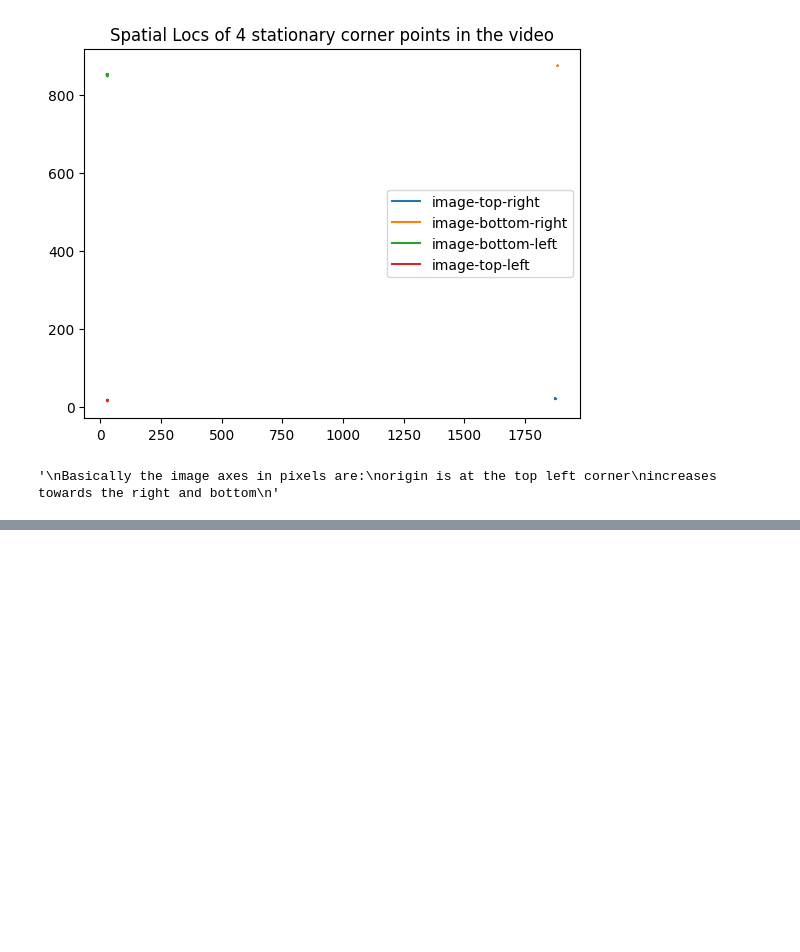
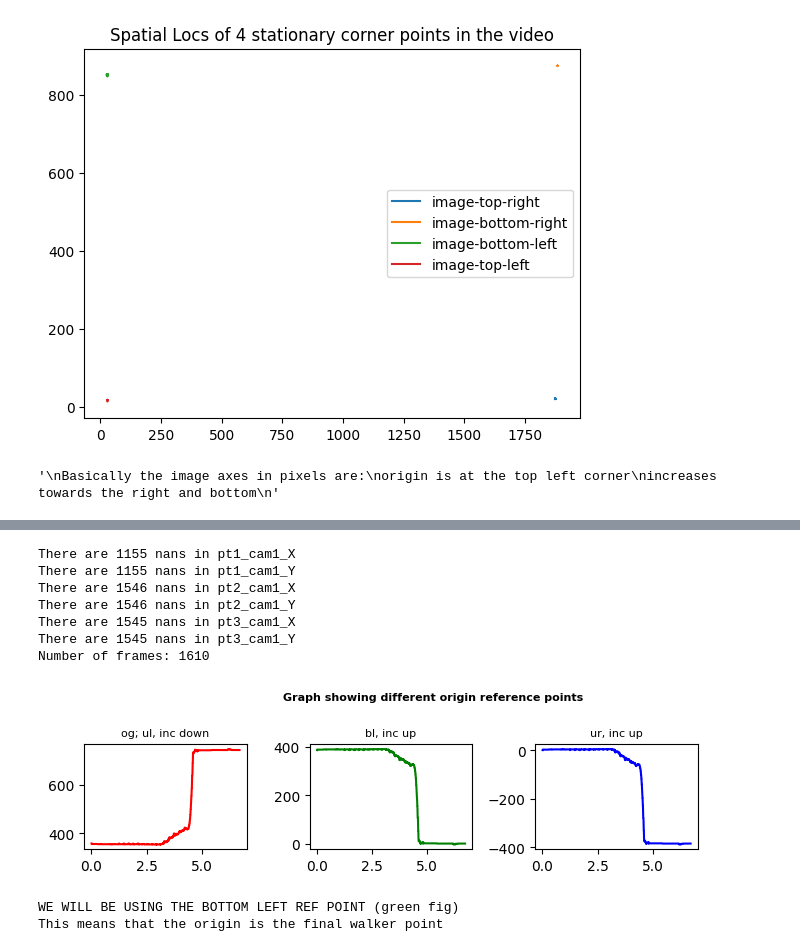
Before and after one commit to pran872/PDW, a Jupyter notebook: analyse_data.ipynb, the cells around one changed output, grey strips where cells are left out. Cells and saved outputs as stored; diff of their text form; code cells hidden in the pictures; blank space fills up the shorter version.

```diff
--- a/analyse_data.ipynb
+++ b/analyse_data.ipynb
@@ -30,20 +30,3 @@ increases towards the right and bottom
 Number of frames: 1610
 [figure]
 '\nBasically the image axes in pixels are:\norigin is at the top left corner\nincreases towards the right and bottom\n'
-# %%
-filename = "12_38_1_digitisation/12_38_1_rod_mat2_data_xypts.csv"
-df = pd.read_csv(filename)
-df.fillna(method='ffill', inplace=True)
-print("Number of frames:", len(df))
-
-for i, col in enumerate(df.columns):
-    if i%2==0:
-        x = col
-        y = col[:-1]+"Y"
-        plt.plot(df[x], df[y])
-
-plt.legend(['Rod', 'right end mat pt', 'left end mat pt'])
-plt.xlabel('x (pixels)')
-plt.ylabel('y (pixels)')
-plt.text(200, 200, "Plot shows relative movement of rod in y against rod in x; warning that the video is flipped in the y-axis", fontsize=10, color='red')
-plt.show()
@@ -83 +33,41 @@ Number of frames: 1610
+# %%
+# Rod data | pt1 is rod point, pt2 is mat right end, pt3 is mat left end
+fps = 240
+filename = "12_38_1_digitisation/12_38_1_rod_mat2_data_xypts.csv"
+df = pd.read_csv(filename)
+for col in df.columns:
+    print(f'There are {df[col].isna().sum()} nans in {col}')
+df.fillna(method='ffill', inplace=True)
+print("Number of frames:", len(df))
+
+frames = range(1, len(df)+1)
+time = [frame/fps for frame in list(frames)]
+df['bl_ref_y'] = df['pt1_cam1_Y'].iloc[-1] - df['pt1_cam1_Y']
+df['ur_ref_y'] = df['pt1_cam1_Y'].iloc[0] - df['pt1_cam1_Y']
+
+fig, axs = plt.subplots(1, 3, figsize=(8, 2))
+fig.suptitle("Graph showing different origin reference points", fontsize=8, fontweight='bold')
+
+axs[0].plot(time, df['pt1_cam1_Y'], 'r', label='og; ul, inc down')
+axs[1].plot(time, df['bl_ref_y'], 'g', label='bl, inc up')
+axs[2].plot(time, df['ur_ref_y'], 'b', label='ur, inc up')
+axs[0].set_title('og; ul, inc down', fontsize=8)
+axs[1].set_title('bl, inc up', fontsize=8)
+axs[2].set_title('ur, inc up', fontsize=8)
+
+
+plt.tight_layout(rect=[0, 0, 0.85, 1])
+plt.show()
+print("WE WILL BE USING THE BOTTOM LEFT REF POINT (green fig)\nThis means that the origin is the final walker point")
+# %% [output]
+There are 1155 nans in pt1_cam1_X
+There are 1155 nans in pt1_cam1_Y
+There are 1546 nans in pt2_cam1_X
+There are 1546 nans in pt2_cam1_Y
+There are 1545 nans in pt3_cam1_X
+There are 1545 nans in pt3_cam1_Y
+Number of frames: 1610
+[figure, added]
+WE WILL BE USING THE BOTTOM LEFT REF POINT (green fig)
+This means that the origin is the final walker point
 # %%
```
Also changed, not shown: parts of 9 cells of this notebook, 4 other files.
